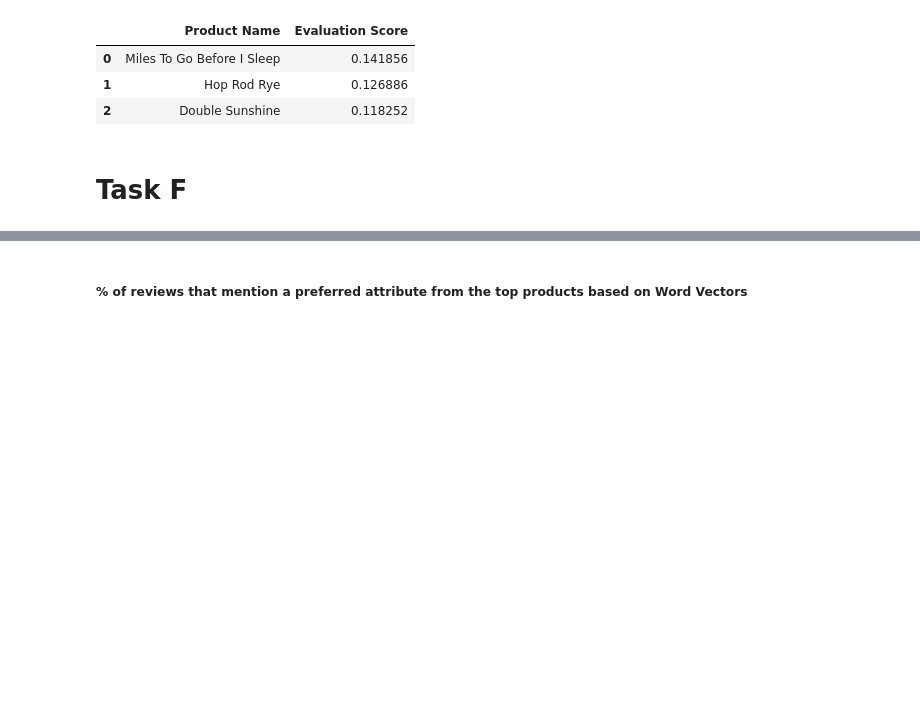
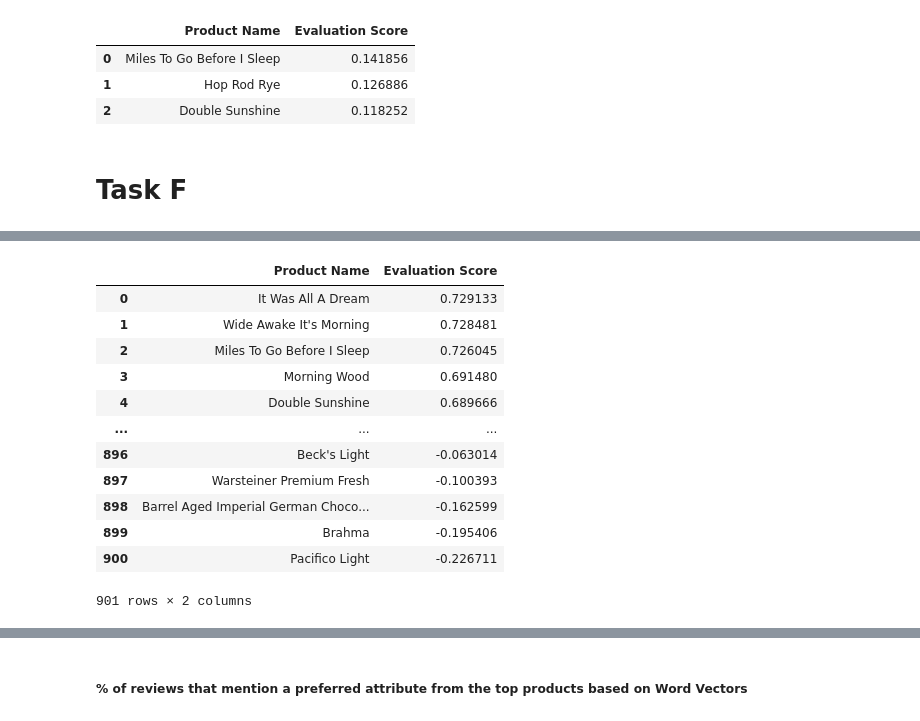
Before and after one commit to saiyam-shah/beer-recommender-system, a Jupyter notebook: Beer_recommender_system.ipynb, the cells around one changed output, grey strips where cells are left out. Cells and saved outputs as stored; diff of their text form; code cells hidden in the pictures; blank space fills up the shorter version.

```diff
--- a/Beer_recommender_system.ipynb
+++ b/Beer_recommender_system.ipynb
@@ -438,0 +443,16 @@ Top 3 Recommended Brands:
+# %%
+sentiment_similarity_df
+# %% [output]
+|  | Product Name | Evaluation Score |
+| 0 | It Was All A Dream | 0.729133 |
+| 1 | Wide Awake It's Morning | 0.728481 |
+| 2 | Miles To Go Before I Sleep | 0.726045 |
+| 3 | Morning Wood | 0.691480 |
+| 4 | Double Sunshine | 0.689666 |
+| ... | ... | ... |
+| 896 | Beck's Light | -0.063014 |
+| 897 | Warsteiner Premium Fresh | -0.100393 |
+| 898 | Barrel Aged Imperial German Choco... | -0.162599 |
+| 899 | Brahma | -0.195406 |
+| 900 | Pacifico Light | -0.226711 |
+901 rows × 2 columns
```
Also changed, not shown: parts of 14 cells of this notebook.
